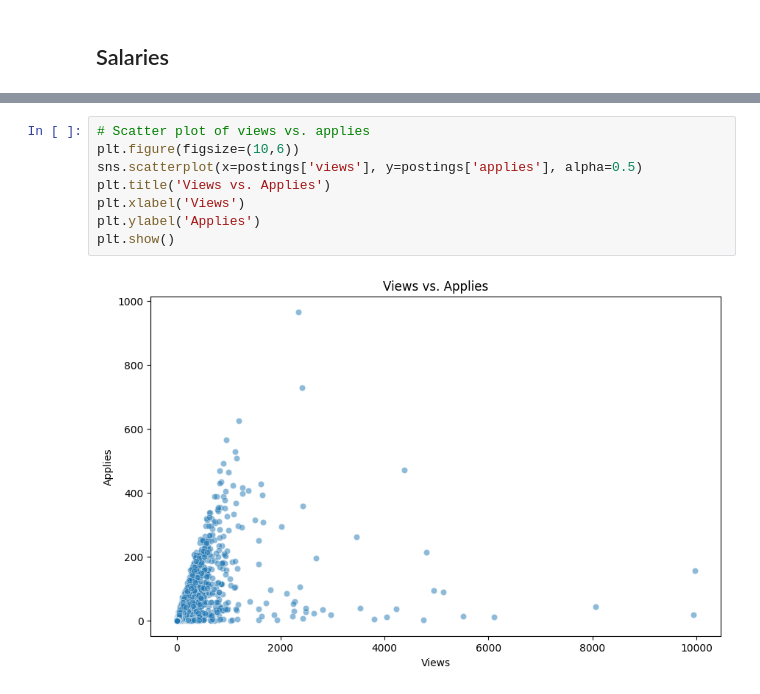
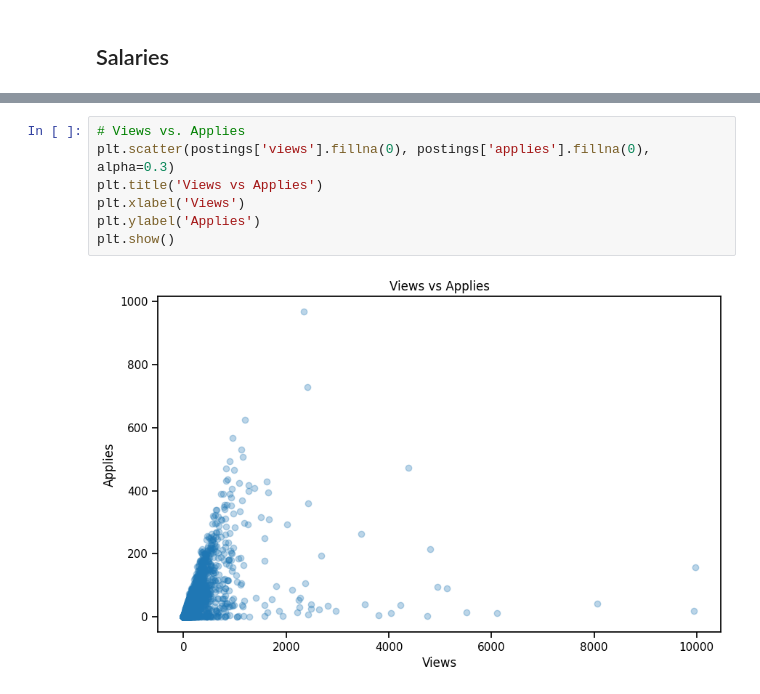
Before and after one commit to j-podracky/linked-insights-ner, a Jupyter notebook: notebooks/01_exploring_linkedin_data.ipynb, the cells around one changed output, grey strips where cells are left out. Drawn from its saved outputs; the diff is of its cells as text.

```diff
--- a/notebooks/01_exploring_linkedin_data.ipynb
+++ b/notebooks/01_exploring_linkedin_data.ipynb
@@ -404,10 +343,9 @@ plt.show()
 # %%
-# Scatter plot of views vs. applies
-plt.figure(figsize=(10,6))
-sns.scatterplot(x=postings['views'], y=postings['applies'], alpha=0.5)
-plt.title('Views vs. Applies')
+# Views vs. Applies
+plt.scatter(postings['views'].fillna(0), postings['applies'].fillna(0), alpha=0.3)
+plt.title('Views vs Applies')
 plt.xlabel('Views')
 plt.ylabel('Applies')
 plt.show()
 # %% [output]
-[figure, old version]
+[figure, new version]
```
Also changed, not shown: parts of 24 cells of this notebook.
